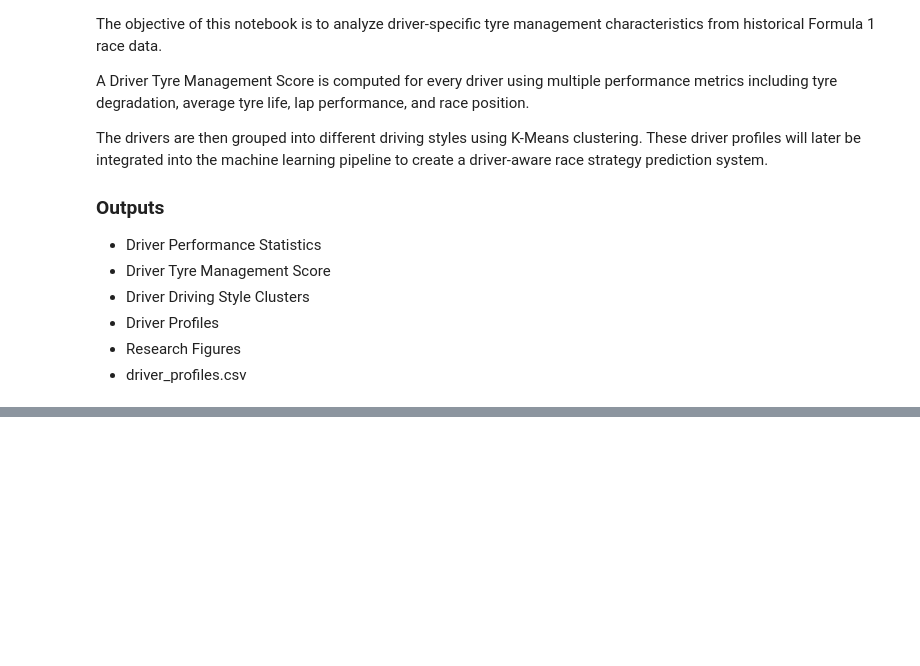
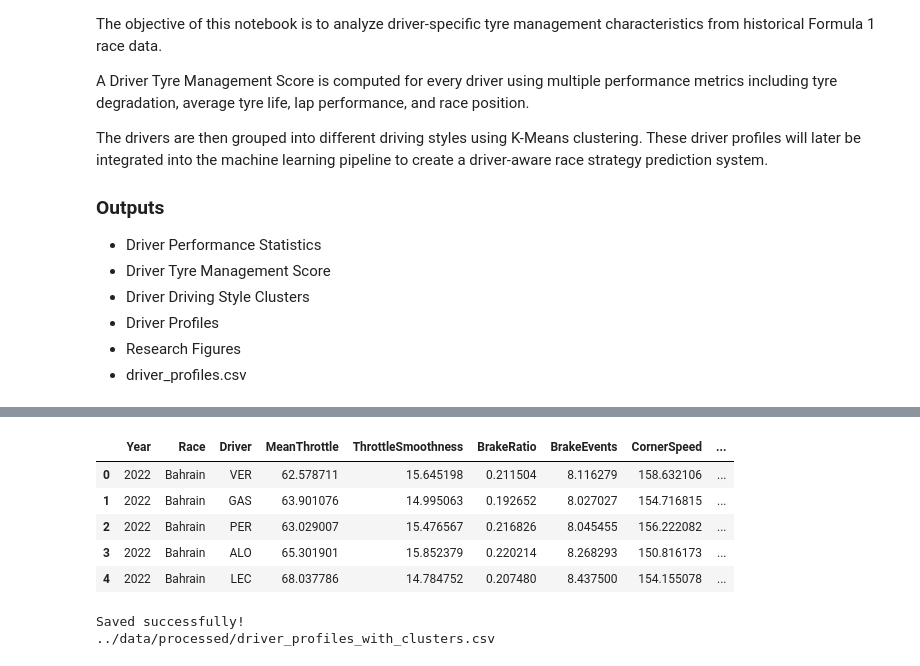
Before and after one commit to dealerrk/f1_ml_project, a Jupyter notebook: notebooks/08_driver_style_analysis.ipynb, the cells around one changed output, grey strips where cells are left out. Cells and saved outputs as stored; diff of their text form; code cells hidden in the pictures; blank space fills up the shorter version.

```diff
--- a/notebooks/08_driver_style_analysis.ipynb
+++ b/notebooks/08_driver_style_analysis.ipynb
@@ -659,0 +535,34 @@ driver_profiles[[
+# %%
+cluster_names = {
+    0: "Balanced Driver",
+    1: "High-Speed Aggressive Driver",
+    2: "Technical Driver",
+    3: "Fast & Efficient Driver",
+    4: "Conservative Driver",
+    5: "Smooth Driver"
+}
+
+driver_profiles["DrivingStyle"] = (
+    driver_profiles["DrivingStyleCluster"]
+    .map(cluster_names)
+)
+
+driver_profiles.head()
+# %% [output]
+|  | Year | Race | Driver | MeanThrottle | ThrottleSmoothness | BrakeRatio | BrakeEvents | CornerSpeed | ... |
+| 0 | 2022 | Bahrain | VER | 62.578711 | 15.645198 | 0.211504 | 8.116279 | 158.632106 | ... |
+| 1 | 2022 | Bahrain | GAS | 63.901076 | 14.995063 | 0.192652 | 8.027027 | 154.716815 | ... |
+| 2 | 2022 | Bahrain | PER | 63.029007 | 15.476567 | 0.216826 | 8.045455 | 156.222082 | ... |
+| 3 | 2022 | Bahrain | ALO | 65.301901 | 15.852379 | 0.220214 | 8.268293 | 150.816173 | ... |
+| 4 | 2022 | Bahrain | LEC | 68.037786 | 14.784752 | 0.207480 | 8.437500 | 154.155078 | ... |
+# %%
+# saving the file
+
+output_path = "../data/processed/driver_profiles_with_clusters.csv"
+driver_profiles.to_csv(output_path, index=False)
+
+print("Saved successfully!")
+print(output_path)
+# %% [output]
+Saved successfully!
+../data/processed/driver_profiles_with_clusters.csv
```
Also changed, not shown: parts of 39 cells of this notebook, 1 other file.
